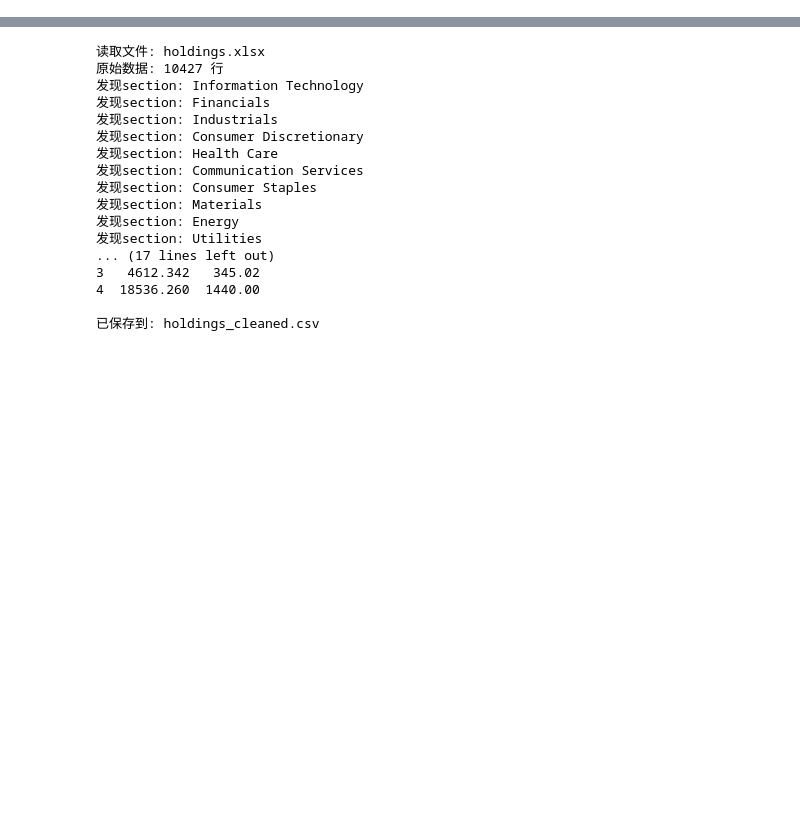
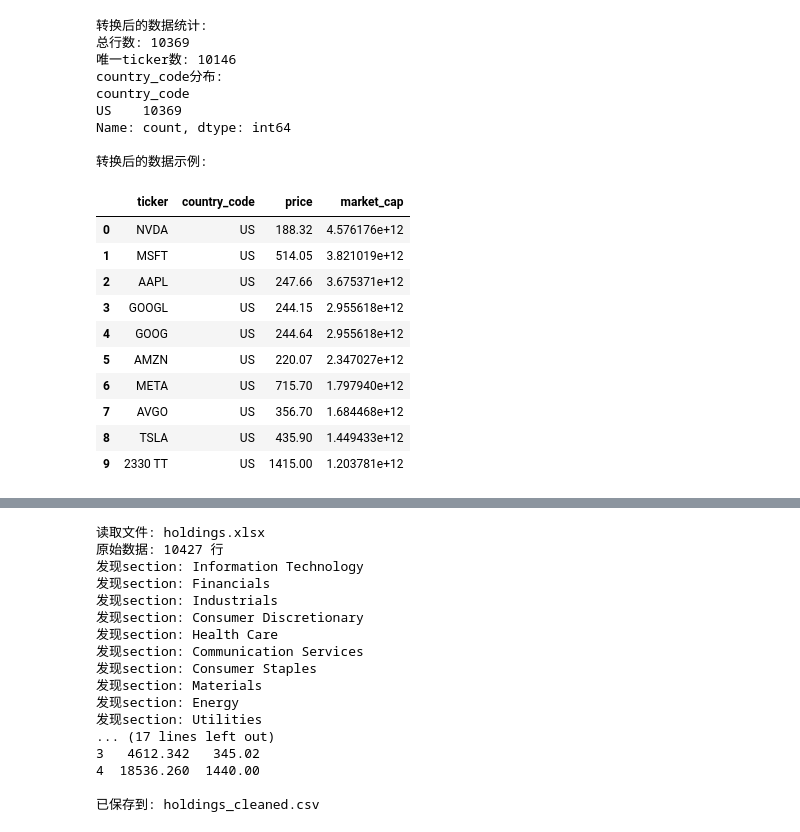
Before and after one commit to wenjiaqi8255/bloomberg-competition-2025, a Jupyter notebook: src/trading_system/data/data_processor.ipynb, the cells around one changed output, grey strips where cells are left out. Cells and saved outputs as stored; diff of their text form; code cells hidden in the pictures; blank space fills up the shorter version.

```diff
--- a/src/trading_system/data/data_processor.ipynb
+++ b/src/trading_system/data/data_processor.ipynb
@@ -0,0 +109,31 @@
+# %%
+# 检查转换结果
+print("转换后的数据统计:")
+print(f"总行数: {len(df_converted)}")
+print(f"唯一ticker数: {df_converted['ticker'].nunique()}")
+print(f"country_code分布:")
+print(df_converted['country_code'].value_counts())
+
+print("\n转换后的数据示例:")
+df_converted[['ticker', 'country_code', 'price', 'market_cap']].head(10)
+# %% [output]
+转换后的数据统计:
+总行数: 10369
+唯一ticker数: 10146
+country_code分布:
+country_code
+US    10369
+Name: count, dtype: int64
+
+转换后的数据示例:
+|  | ticker | country_code | price | market_cap |
+| 0 | NVDA | US | 188.32 | 4.576176e+12 |
+| 1 | MSFT | US | 514.05 | 3.821019e+12 |
+| 2 | AAPL | US | 247.66 | 3.675371e+12 |
+| 3 | GOOGL | US | 244.15 | 2.955618e+12 |
+| 4 | GOOG | US | 244.64 | 2.955618e+12 |
+| 5 | AMZN | US | 220.07 | 2.347027e+12 |
+| 6 | META | US | 715.70 | 1.797940e+12 |
+| 7 | AVGO | US | 356.70 | 1.684468e+12 |
+| 8 | TSLA | US | 435.90 | 1.449433e+12 |
+| 9 | 2330 TT | US | 1415.00 | 1.203781e+12 |
```
Also changed, not shown: parts of 7 cells of this notebook, 5 other files.
